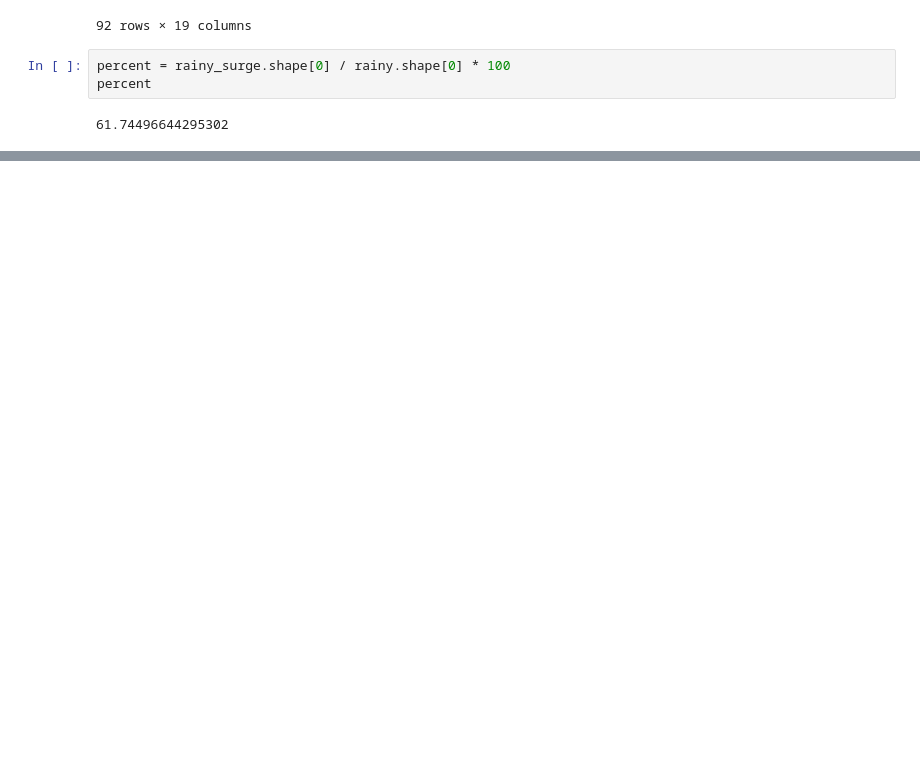
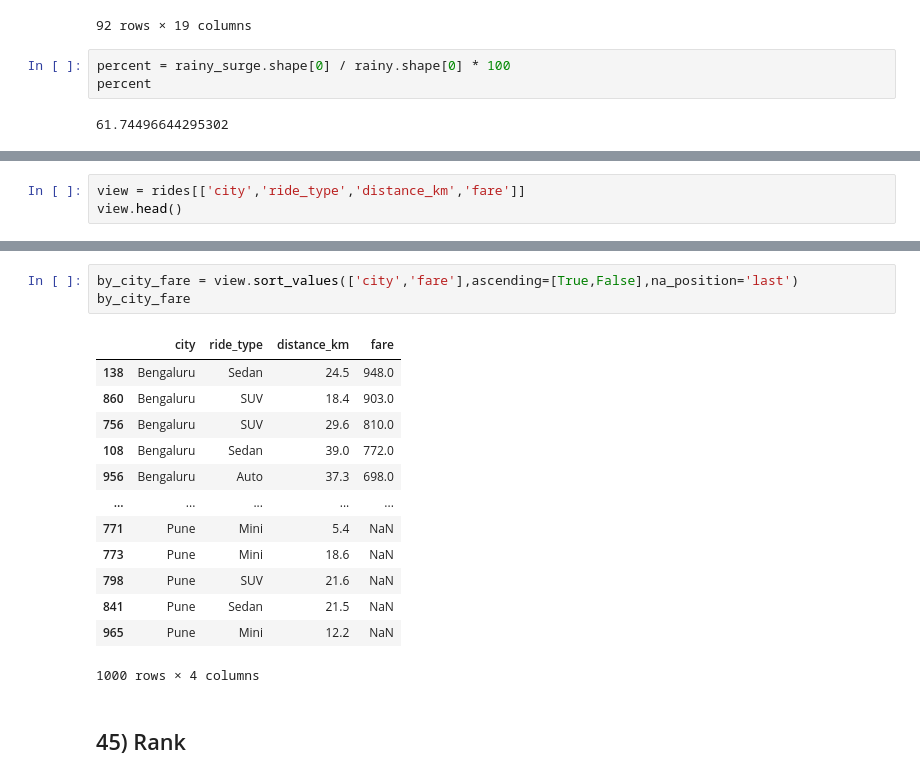
Before and after one commit to singh-amit-45/Data-Science, a Jupyter notebook: Libraries/Pandas/Pandas_DataFrame/DataFrame.ipynb, the cells around one changed output, grey strips where cells are left out. Drawn from its saved outputs; the diff is of its cells as text; blank space fills up the shorter version.

```diff
--- a/Libraries/Pandas/Pandas_DataFrame/DataFrame.ipynb
+++ b/Libraries/Pandas/Pandas_DataFrame/DataFrame.ipynb
@@ -928,0 +1180,3 @@ percent
+# %%
+view = rides[['city','ride_type','distance_km','fare']]
+view.head()
@@ -928,0 +1200,19 @@ percent
+# %%
+by_city_fare = view.sort_values(['city','fare'],ascending=[True,False],na_position='last')
+by_city_fare
+# %% [output]
+|  | city | ride_type | distance_km | fare |
+| 138 | Bengaluru | Sedan | 24.5 | 948.0 |
+| 860 | Bengaluru | SUV | 18.4 | 903.0 |
+| 756 | Bengaluru | SUV | 29.6 | 810.0 |
+| 108 | Bengaluru | Sedan | 39.0 | 772.0 |
+| 956 | Bengaluru | Auto | 37.3 | 698.0 |
+| ... | ... | ... | ... | ... |
+| 771 | Pune | Mini | 5.4 | NaN |
+| 773 | Pune | Mini | 18.6 | NaN |
+| 798 | Pune | SUV | 21.6 | NaN |
+| 841 | Pune | Sedan | 21.5 | NaN |
+| 965 | Pune | Mini | 12.2 | NaN |
+1000 rows × 4 columns
+# %% [markdown]
+## 45) Rank
```
Also changed, not shown: parts of 49 cells of this notebook.
